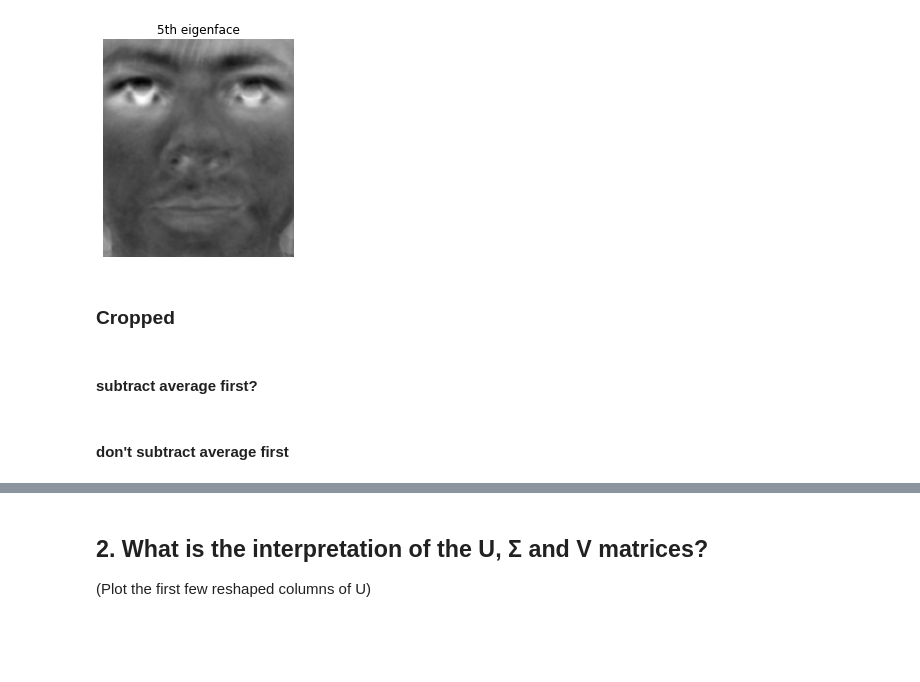
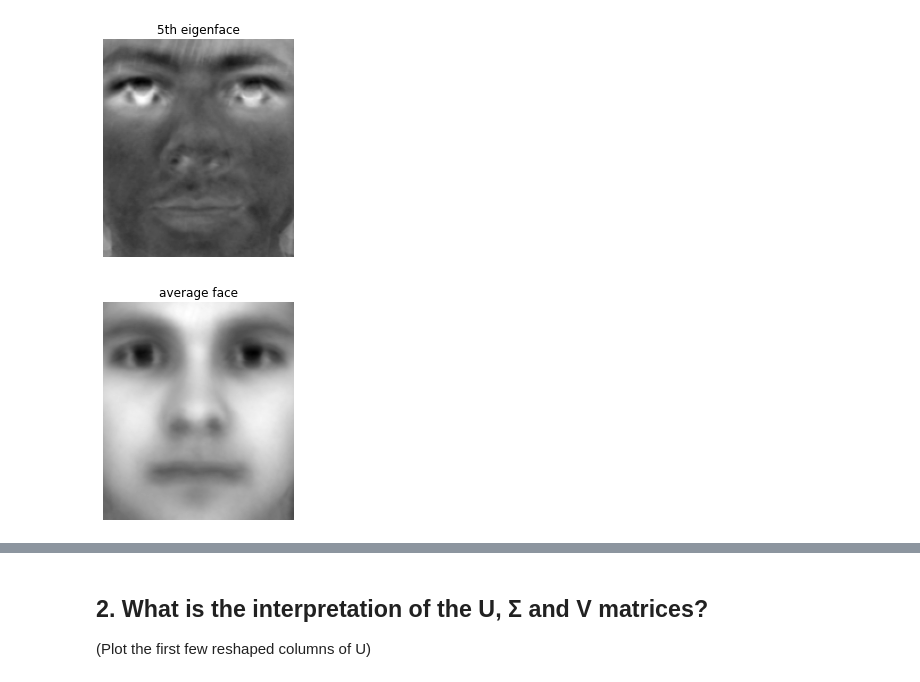
Before and after one commit to jacnugent/amath584, a Jupyter notebook: hw2_SVD_facial_recognition/hw2_draft.ipynb, the cells around one changed output, grey strips where cells are left out. Saved outputs shown, nothing was run; the diff lists cells and outputs as text; code cells hidden in the pictures; blank space fills up the shorter version.

```diff
--- a/hw2_SVD_facial_recognition/hw2_draft.ipynb
+++ b/hw2_SVD_facial_recognition/hw2_draft.ipynb
@@ -152,14 +152,14 @@ for i in range(n):
 [figure]
 [figure]
 [figure]
-# %% [markdown]
-### Cropped
-# %% [markdown]
-#### subtract average first?
 # %%
-# the average face:
+# average face:
 
 avg_face = np.mean(cropped_pics, axis=0)
 
 plt.imshow(avg_face, cmap='gray')
+plt.title('average face')
+plt.axis('off')
 plt.show()
+# %% [output]
+[figure, added]
@@ -207,2 +165,0 @@ plt.show()
-# %% [markdown]
-#### don't subtract average first
```
Also changed, not shown: parts of 9 cells of this notebook.
